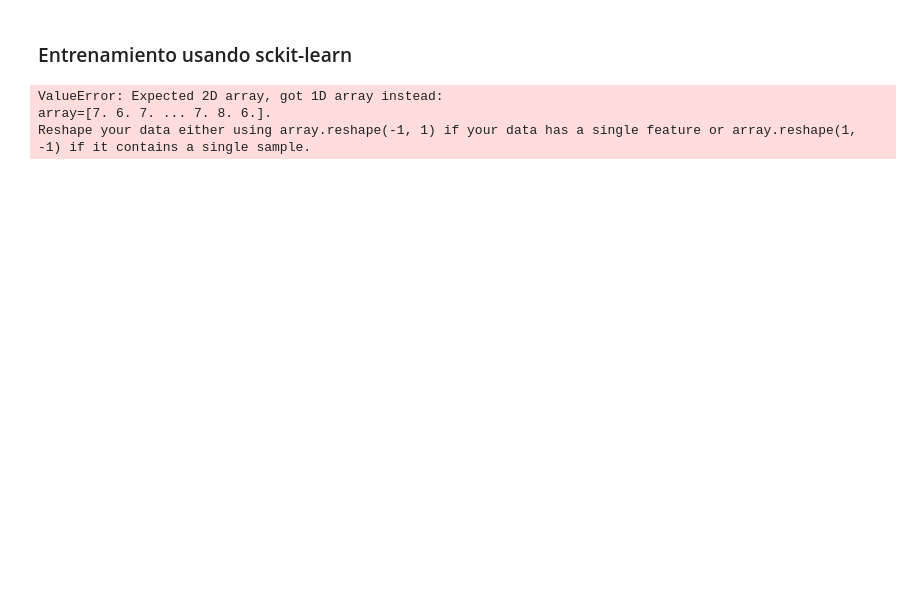
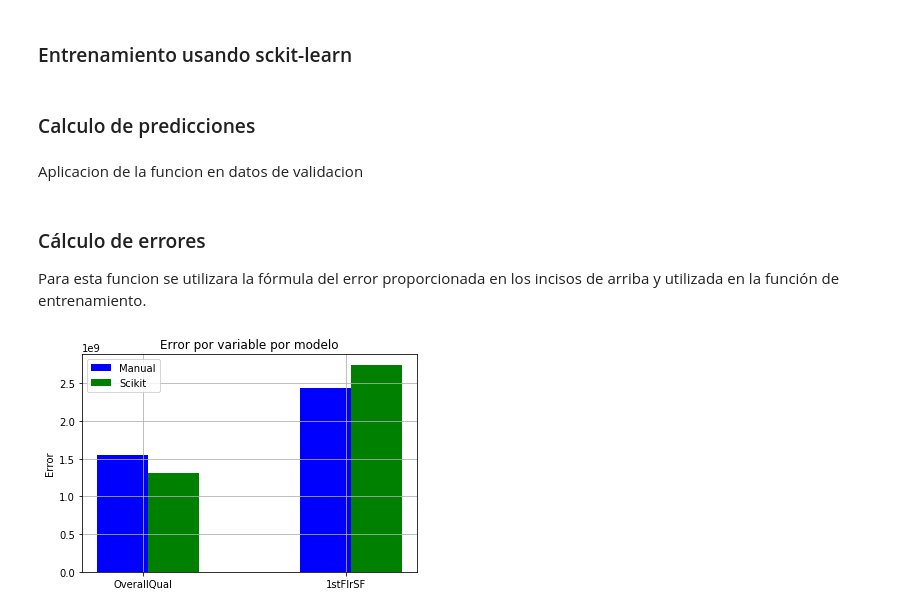
Before and after one commit to rub3ng0nzalez/MSDegree, a Jupyter notebook: Ciencia de datos en Python/proyecto_data/Proyecto-Ruben_Gonzalez.ipynb, the cells around one changed output. Saved outputs shown, nothing was run; the diff lists cells and outputs as text; code cells hidden in the pictures; blank space fills up the shorter version.

```diff
--- a/Ciencia de datos en Python/proyecto_data/Proyecto-Ruben_Gonzalez.ipynb
+++ b/Ciencia de datos en Python/proyecto_data/Proyecto-Ruben_Gonzalez.ipynb
@@ -282,8 +231,2 @@ graficarmodelo(trainingdata['1stFlrSF'],trainingdata['SalePrice'],dmodelo1stFlrS
 # %% [markdown]
 ### Entrenamiento usando sckit-learn
-# %%
-skit_OverallQual=LinearRegression().fit(trainingdata['OverallQual'],trainingdata['SalePrice'])
-# %% [output]
-ValueError: Expected 2D array, got 1D array instead:
-array=[7. 6. 7. ... 7. 8. 6.].
-Reshape your data either using array.reshape(-1, 1) if your data has a single feature or array.reshape(1, -1) if it contains a single sample.
@@ -289,0 +242,47 @@ Reshape your data either using array.reshape(-1, 1) if your data has a single fe
+# %% [markdown]
+### Calculo de predicciones
+# %%
+def fAplicaModelos(modeloManual, modeloSkit, vectorX):
+    prediccionSkit = modeloSkit.predict(pd.DataFrame(vectorX))
+    prediccionManual = modeloManual[len(modeloManual)-1,0]*vectorX+modeloManual[len(modeloManual)-1,1]
+    prom = (prediccionSkit + np.array(prediccionManual))/2
+    return prediccionManual, prediccionSkit, prom
+# %% [markdown]
+Aplicacion de la funcion en datos de validacion
+# %%
+predManualOverallQual, predSkitOverallQual, promOverallQual=fAplicaModelos(dmodeloOverallQual,skit_OverallQual,validationdata['OverallQual'])
+predManual1stFlrSF, predSkit1stFlrSF, prom1stFlrSF=fAplicaModelos(dmodelo1stFlrSF,skit_1stFlrSF,validationdata['1stFlrSF'])
+# %% [markdown]
+### Cálculo de errores
+Para esta funcion se utilizara la fórmula del error proporcionada en los incisos de arriba y utilizada en la función de entrenamiento.
+# %%
+def fCalculaError(predManual, predSkit, vectorY):
+    #Crea dataframe para mejor manipulacion de datos
+    rtest=pd.DataFrame()
+    rtest['PredManual']=predManual
+    rtest['PredSkit']=predSkit
+
+    #Calcula el error
+    errorManual = np.mean(np.power(vectorY-rtest['PredManual'],2))*0.5
+    errorSkit = np.mean(np.power(vectorY-rtest['PredSkit'],2))*0.5
+    return errorManual, errorSkit
+# %%
+errorManualOverallQual, errorSkitOverallQual = fCalculaError(predManualOverallQual, predSkitOverallQual, validationdata['SalePrice'] )
+errorManual1stFlrSF, errorSkit1stFlrSF = fCalculaError(predManual1stFlrSF, predSkit1stFlrSF, validationdata['SalePrice'] )
+
+aErrores=[[errorManualOverallQual, errorManual1stFlrSF], [errorSkitOverallQual, errorSkit1stFlrSF]]
+# %%
+fig = plt.figure()
+ax = fig.add_subplot()
+ax.grid()
+indice=np.arange(2)
+ax.bar(indice,aErrores[0],color='b', width=0.25, label='Manual')
+ax.bar(indice + 0.25, aErrores[1],color='g', width=0.25, label='Scikit')
+ax.set_xticks(indice + 0.1)
+ax.set_xticklabels(('OverallQual', '1stFlrSF'))
+ax.set_ylabel('Error')
+ax.set_title('Error por variable por modelo')
+ax.legend()
+plt.show()
+# %% [output]
+[figure, added]
```
Also changed, not shown: parts of 13 cells of this notebook.
